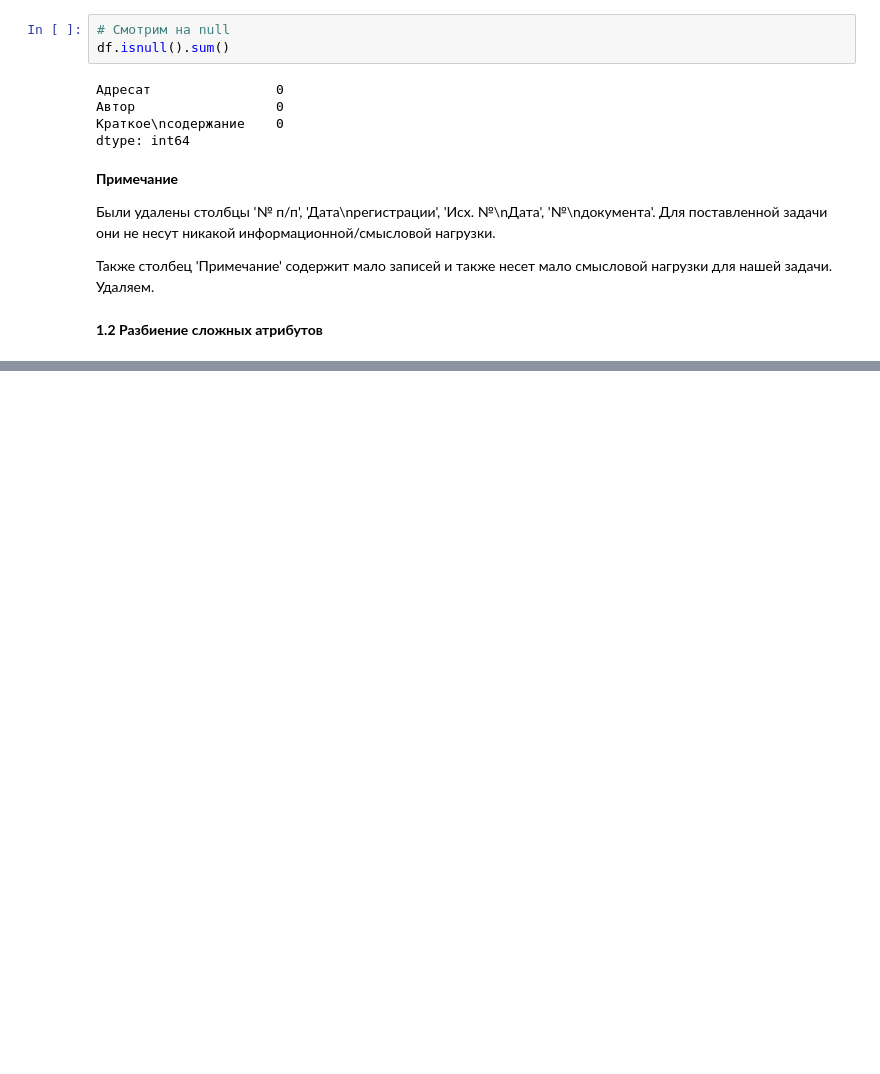
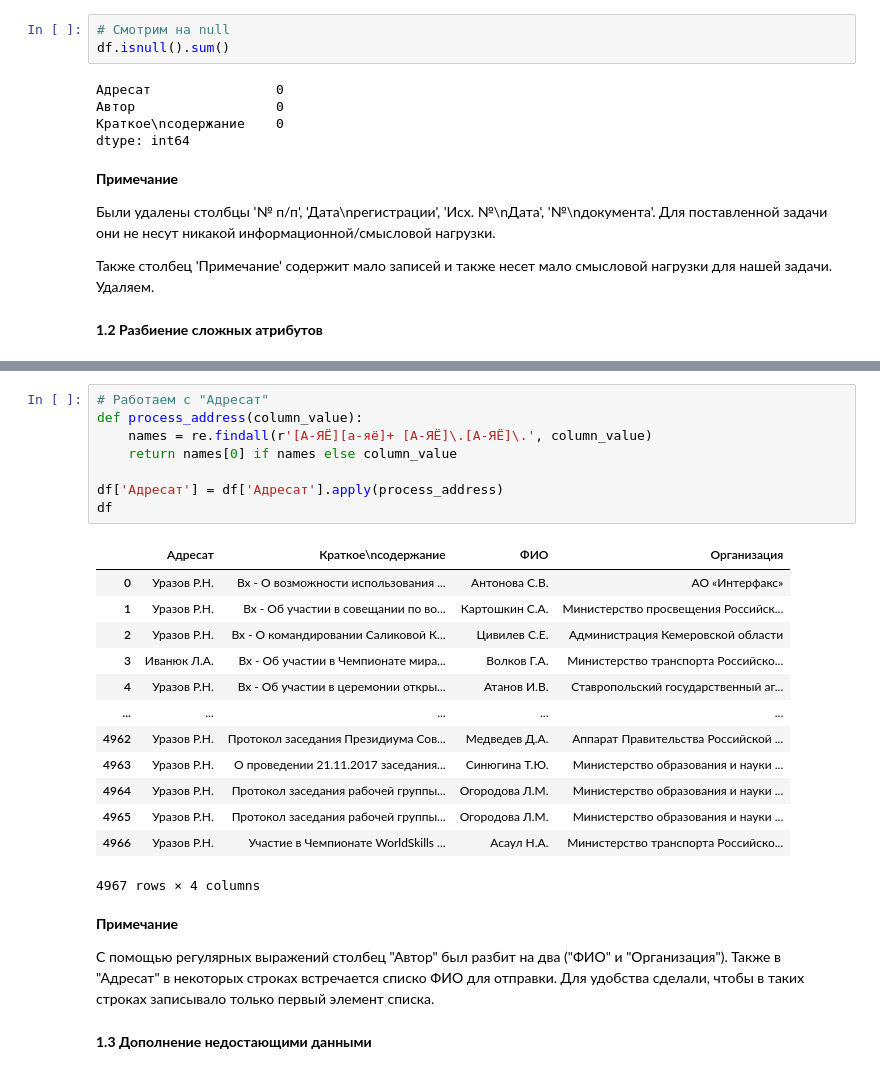
Before and after one commit to Artorius81/labs_ml_basov, a Jupyter notebook: ml_ex_07_12_23.ipynb, the cells around one changed output, grey strips where cells are left out. Cells and saved outputs as stored; diff of their text form; blank space fills up the shorter version.

```diff
--- a/ml_ex_07_12_23.ipynb
+++ b/ml_ex_07_12_23.ipynb
@@ -82,0 +106,28 @@ dtype: int64
+# %%
+# Работаем с "Адресат"
+def process_address(column_value):
+    names = re.findall(r'[А-ЯЁ][а-яё]+ [А-ЯЁ]\.[А-ЯЁ]\.', column_value)
+    return names[0] if names else column_value
+
+df['Адресат'] = df['Адресат'].apply(process_address)
+df
+# %% [output]
+|  | Адресат | Краткое\nсодержание | ФИО | Организация |
+| 0 | Уразов Р.Н. | Вх - О возможности использования ... | Антонова С.В. | АО «Интерфакс» |
+| 1 | Уразов Р.Н. | Вх - Об участии в совещании по во... | Картошкин С.А. | Министерство просвещения Российск... |
+| 2 | Уразов Р.Н. | Вх - О командировании Саликовой К... | Цивилев С.Е. | Администрация Кемеровской области |
+| 3 | Иванюк Л.А. | Вх - Об участии в Чемпионате мира... | Волков Г.А. | Министерство транспорта Российско... |
+| 4 | Уразов Р.Н. | Вх - Об участии в церемонии откры... | Атанов И.В. | Ставропольский государственный аг... |
+| ... | ... | ... | ... | ... |
+| 4962 | Уразов Р.Н. | Протокол заседания Президиума Сов... | Медведев Д.А. | Аппарат Правительства Российской ... |
+| 4963 | Уразов Р.Н. | О проведении 21.11.2017 заседания... | Синюгина Т.Ю. | Министерство образования и науки ... |
+| 4964 | Уразов Р.Н. | Протокол заседания рабочей группы... | Огородова Л.М. | Министерство образования и науки ... |
+| 4965 | Уразов Р.Н. | Протокол заседания рабочей группы... | Огородова Л.М. | Министерство образования и науки ... |
+| 4966 | Уразов Р.Н. | Участие в Чемпионате WorldSkills ... | Асаул Н.А. | Министерство транспорта Российско... |
+4967 rows × 4 columns
+# %% [markdown]
+**Примечание**
+
+С помощью регулярных выражений столбец "Автор" был разбит на два ("ФИО" и "Организация"). Также в "Адресат" в некоторых строках встречается списко ФИО для отправки. Для удобства сделали, чтобы в таких строках записывало только первый элемент списка.
+# %% [markdown]
+**1.3 Дополнение недостающими данными**
```
Also changed, not shown: parts of 5 cells of this notebook.
